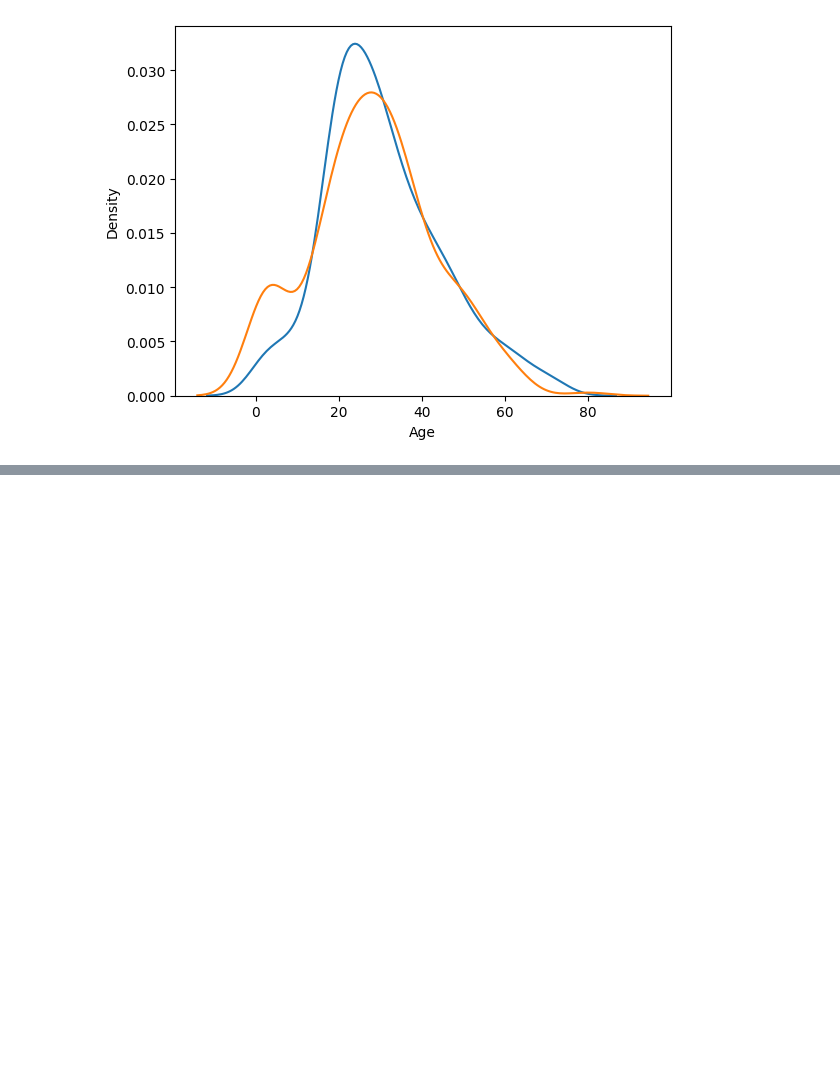
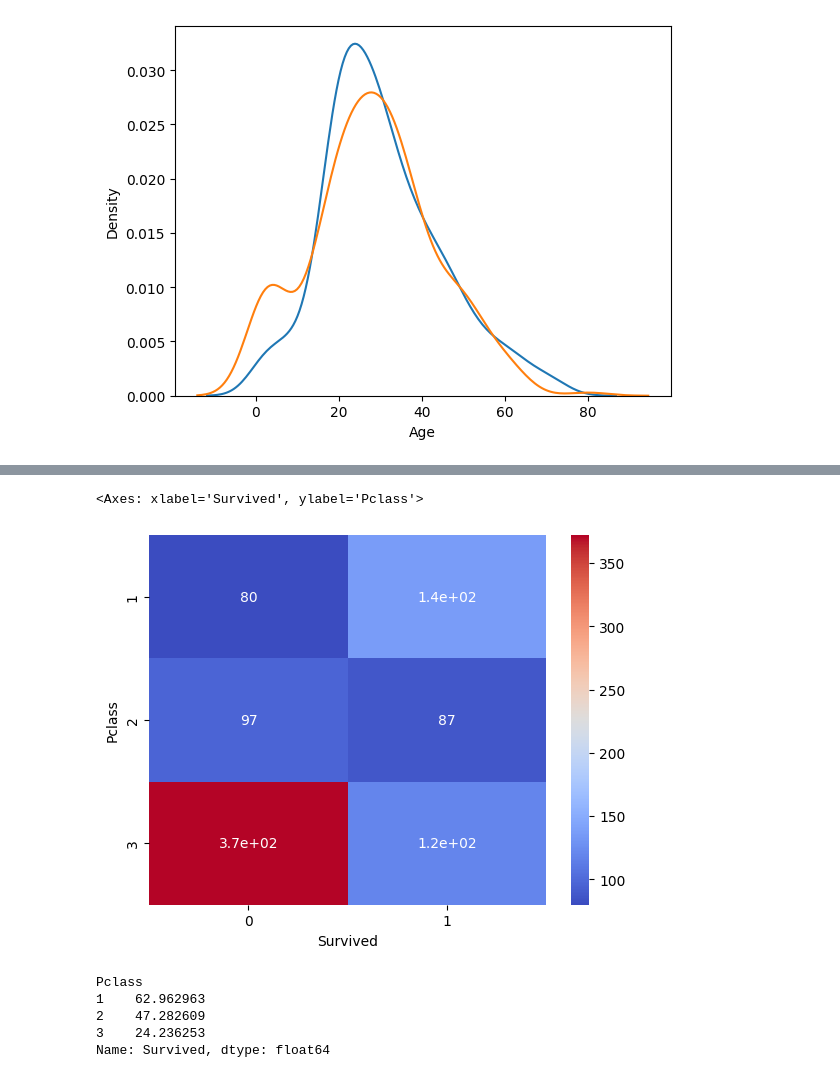
Before and after one commit to AuthRan/100-Days-of-ML, a Jupyter notebook: 3Bivariate-Multivariate-Analysis.ipynb, the cells around one changed output, grey strips where cells are left out. Drawn from its saved outputs; the diff is of its cells as text; code cells hidden in the pictures; blank space fills up the shorter version.

```diff
--- a/3Bivariate-Multivariate-Analysis.ipynb
+++ b/3Bivariate-Multivariate-Analysis.ipynb
@@ -103,0 +115,3 @@ https://gist.github.com/mwaskom/de44147ed2974457ad6372750bbe5751
+# %%
+heatmap_data = pd.crosstab(titanic['Pclass'], titanic['Survived'])
+heatmap_data
@@ -103,0 +124,17 @@ https://gist.github.com/mwaskom/de44147ed2974457ad6372750bbe5751
+# %%
+# Ab aap iss data ka bhi graph plot kr skte ho called heatmap
+# sns.heatmap(heatmap_data) -> basic way to plot heatmap
+sns.heatmap(heatmap_data, annot=True, cmap='coolwarm')
+# %% [output]
+<Axes: xlabel='Survived', ylabel='Pclass'>
+[figure, added]
+# %%
+# titanic.groupby('Pclass').mean()['Survived']*100   -> error bcz of non numeric column present
+# titanic.groupby('Pclass', numeric_only=True).mean()['Survived'] * 100 -> error
+titanic.groupby('Pclass').mean(numeric_only=True)['Survived'] * 100
+# %% [output]
+Pclass
+1    62.962963
+2    47.282609
+3    24.236253
+Name: Survived, dtype: float64
```
Also changed, not shown: parts of 16 cells of this notebook.
